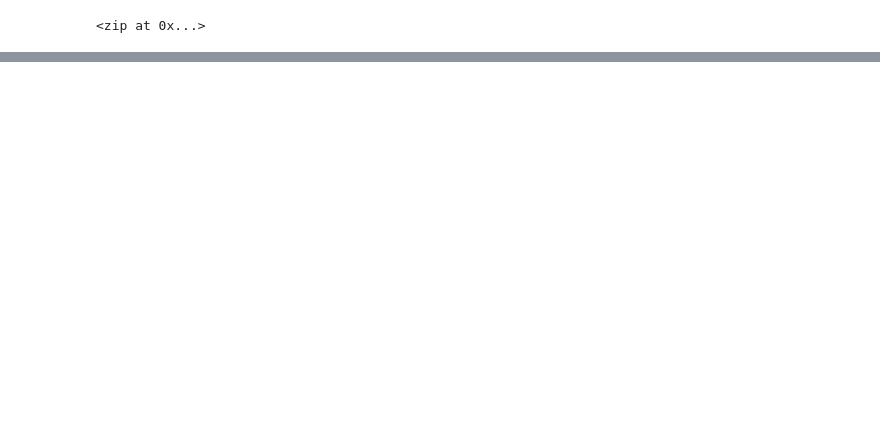
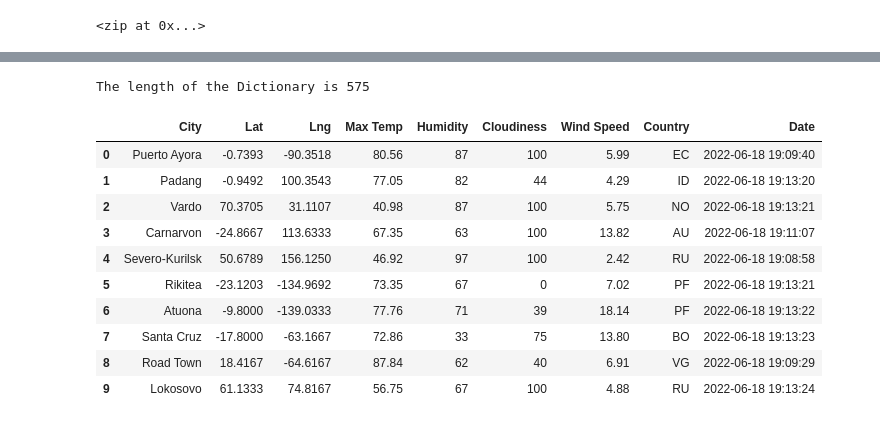
Before and after one commit to lalylaly1227/World_Weather_Analysis, a Jupyter notebook: WeatherPy.ipynb, the cells around one changed output, grey strips where cells are left out. Saved outputs shown, nothing was run; the diff lists cells and outputs as text; code cells hidden in the pictures; blank space fills up the shorter version.

```diff
--- a/WeatherPy.ipynb
+++ b/WeatherPy.ipynb
@@ -70,0 +152,20 @@ len(cities)
+# %%
+print ("The length of the Dictionary is", len(city_data))
+# %% [output]
+The length of the Dictionary is 575
+# %%
+# Convert the array of dictionaries to a Pandas DataFrame.
+city_data_df = pd.DataFrame(city_data)
+city_data_df.head(10)
+# %% [output]
+|  | City | Lat | Lng | Max Temp | Humidity | Cloudiness | Wind Speed | Country | Date |
+| 0 | Puerto Ayora | -0.7393 | -90.3518 | 80.56 | 87 | 100 | 5.99 | EC | 2022-06-18 19:09:40 |
+| 1 | Padang | -0.9492 | 100.3543 | 77.05 | 82 | 44 | 4.29 | ID | 2022-06-18 19:13:20 |
+| 2 | Vardo | 70.3705 | 31.1107 | 40.98 | 87 | 100 | 5.75 | NO | 2022-06-18 19:13:21 |
+| 3 | Carnarvon | -24.8667 | 113.6333 | 67.35 | 63 | 100 | 13.82 | AU | 2022-06-18 19:11:07 |
+| 4 | Severo-Kurilsk | 50.6789 | 156.1250 | 46.92 | 97 | 100 | 2.42 | RU | 2022-06-18 19:08:58 |
+| 5 | Rikitea | -23.1203 | -134.9692 | 73.35 | 67 | 0 | 7.02 | PF | 2022-06-18 19:13:21 |
+| 6 | Atuona | -9.8000 | -139.0333 | 77.76 | 71 | 39 | 18.14 | PF | 2022-06-18 19:13:22 |
+| 7 | Santa Cruz | -17.8000 | -63.1667 | 72.86 | 33 | 75 | 13.80 | BO | 2022-06-18 19:13:23 |
+| 8 | Road Town | 18.4167 | -64.6167 | 87.84 | 62 | 40 | 6.91 | VG | 2022-06-18 19:09:29 |
+| 9 | Lokosovo | 61.1333 | 74.8167 | 56.75 | 67 | 100 | 4.88 | RU | 2022-06-18 19:13:24 |
```
Also changed, not shown: parts of 10 cells of this notebook, 3 other files.
